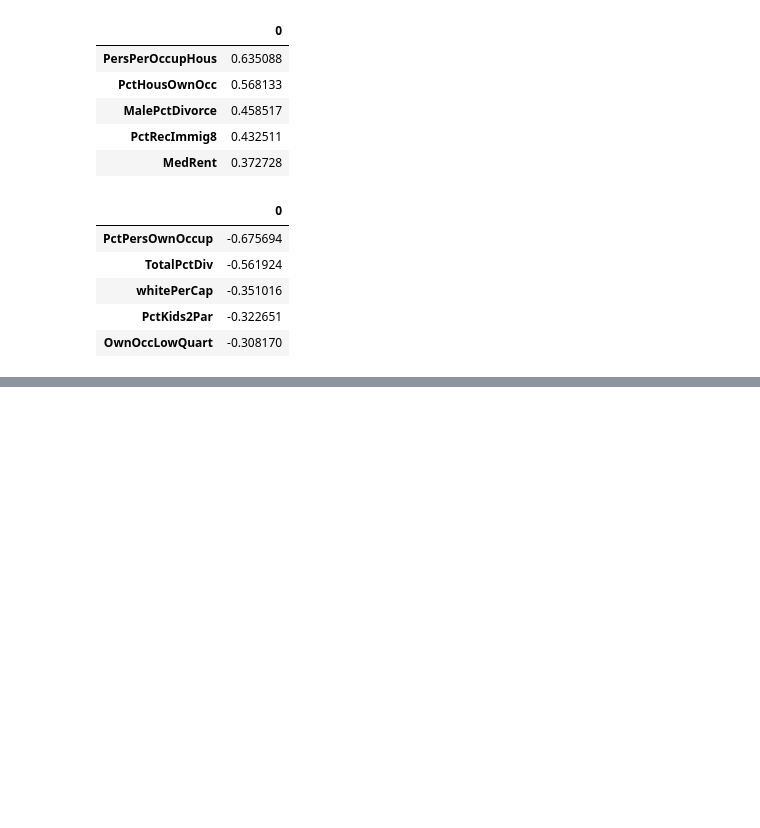
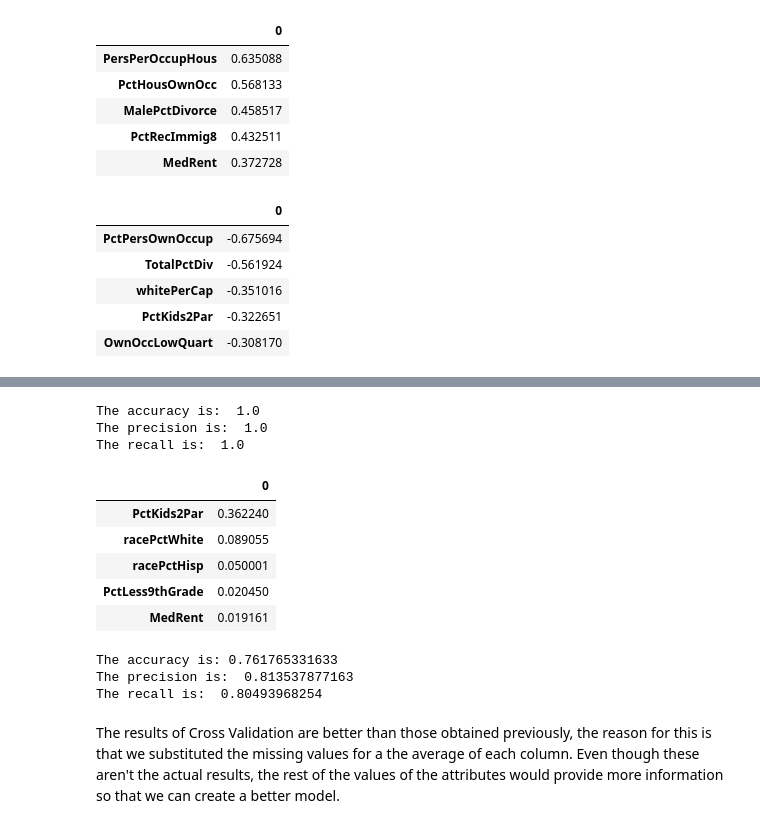
Before and after one commit to CarlotaLopezPerez-Arroyo/Machine_Learning, a Jupyter notebook: Lopez-A20410752-homework1.ipynb, the cells around one changed output, grey strips where cells are left out. Drawn from its saved outputs; the diff is of its cells as text; code cells hidden in the pictures; blank space fills up the shorter version.

```diff
--- a/Lopez-A20410752-homework1.ipynb
+++ b/Lopez-A20410752-homework1.ipynb
@@ -240,0 +312,3 @@ d=X.values
+# %%
+null_columns=data_full.columns[data_full.isnull().any()]
+null_columns #columns with null attributes
@@ -240,0 +324,36 @@ d=X.values
+# %%
+for i in range(len(null_columns)):
+    data_full[null_columns[i]].fillna(data_full[null_columns[i]].mean(), inplace=True)
+# %%
+data_full=data_full.drop(['state', 'county', 'community', 'fold', 'communityname'],1)
+#We have to create the variable highCrime again:
+data_full['highCrime']=(data_full.ViolentCrimesPerPop>0.1)
+y=np.asarray(data_full['highCrime'])
+data_full=data_full.drop(['highCrime', 'ViolentCrimesPerPop'], 1)
+# %%
+#First we use all the data for training and testing
+dt.fit(data_full, y)
+y_pred=dt.predict(data_full)
+applymetrics(y, y_pred)
+# %% [output]
+The accuracy is:  1.0
+The precision is:  1.0
+The recall is:  1.0
+# %%
+df=pd.DataFrame(dt.feature_importances_, data_full.columns)
+df.sort_values(0, ascending=False).head()
+# %% [output]
+|  | 0 |
+| PctKids2Par | 0.362240 |
+| racePctWhite | 0.089055 |
+| racePctHisp | 0.050001 |
+| PctLess9thGrade | 0.020450 |
+| MedRent | 0.019161 |
+# %%
+applyCross(dt, data_full, y, 10)
+# %% [output]
+The accuracy is: 0.761765331633
+The precision is:  0.813537877163
+The recall is:  0.80493968254
+# %% [markdown]
+The results of Cross Validation are better than those obtained previously, the reason for this is that we substituted the missing values for a the average of each column. Even though these aren't the actual results, the rest of the values of the attributes would provide more information so that we can create a better model.
```
Also changed, not shown: parts of 44 cells of this notebook.
